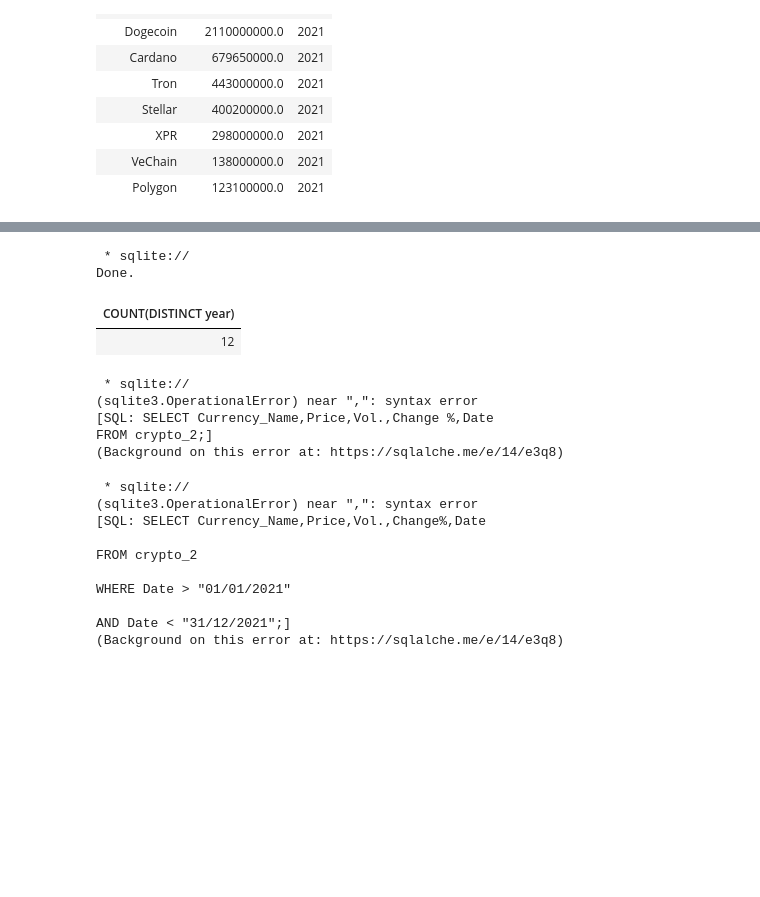
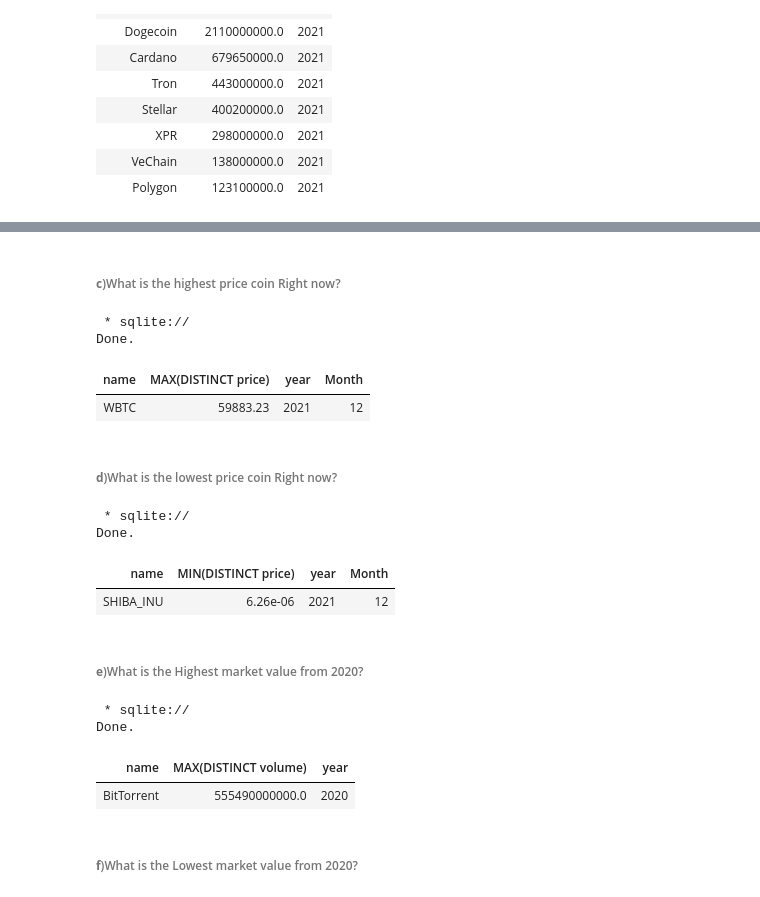
Before and after one commit to Eswa2020/crypto_analysis, a Jupyter notebook: cryptocurrencies_2sql_python.ipynb, the cells around one changed output, grey strips where cells are left out. Saved outputs shown, nothing was run; the diff lists cells and outputs as text; code cells hidden in the pictures; blank space fills up the shorter version.

```diff
--- a/cryptocurrencies_2sql_python.ipynb
+++ b/cryptocurrencies_2sql_python.ipynb
@@ -130,7 +142,7 @@ crypto['Month'] = pd.DatetimeIndex(crypto['Date']).month
 #this helps in analysis
 crypto['year'] = pd.DatetimeIndex(crypto['Date']).year
 # %%
-crypto.rename(columns = {'Price':'price','Currency_Name':'name','Vol.':'volume'}, inplace = True)
+crypto.rename(columns = {'Price':'price','Currency_Name':'name','Vol.':'volume','Change %':'price_change'}, inplace = True)
 # %%
 crypto.info()
 # %% [output]
@@ -236,45 +275,47 @@ Done.
+# %% [markdown]
+###### **c**)What is the highest price coin Right now?
+# %%
+%%sql
+
+SELECT name,MAX(DISTINCT price),year,Month
+
+FROM crypto_2
+
+WHERE year='2021' AND Month='12';
+# %% [output]
+ * sqlite://
+Done.
+| name | MAX(DISTINCT price) | year | Month |
+| WBTC | 59883.23 | 2021 | 12 |
+# %% [markdown]
+   ###### **d**)What is the lowest price coin Right now?
+# %%
+%%sql
+
+SELECT name,MIN(DISTINCT price),year,Month
+
+FROM crypto_2
+
+WHERE year='2021' AND Month='12';
+# %% [output]
+ * sqlite://
+Done.
+| name | MIN(DISTINCT price) | year | Month |
+| SHIBA_INU | 6.26e-06 | 2021 | 12 |
+# %% [markdown]
+ ###### **e**)What is the Highest market value from 2020?
 # %%
 %%sql
 
-SELECT COUNT(DISTINCT year)
+SELECT name,MAX(DISTINCT volume),year
 
-FROM crypto_2;
+FROM crypto_2
+
+WHERE year='2020';
 # %% [output]
  * sqlite://
 Done.
-| COUNT(DISTINCT year) |
-| 12 |
+| name | MAX(DISTINCT volume) | year |
+| BitTorrent | 555490000000.0 | 2020 |
-# %%
-# Whats the hottest crypto coin right now?
-%%sql
-SELECT Currency_Name,Price,Vol.,Change %,Date
-FROM crypto_2;
-# %% [output]
- * sqlite://
-(sqlite3.OperationalError) near ",": syntax error
-[SQL: SELECT Currency_Name,Price,Vol.,Change %,Date
-FROM crypto_2;]
-(Background on this error at: https://sqlalche.me/e/14/e3q8)
-# %%
-# Whats the hottest crypto coin right now?
-
-%%sql
-
-SELECT Currency_Name,Price,Vol.,Change%,Date
-
-FROM crypto_2
-
-WHERE Date > "01/01/2021"
-
-AND Date < "31/12/2021";
-# %% [output]
- * sqlite://
-(sqlite3.OperationalError) near ",": syntax error
-[SQL: SELECT Currency_Name,Price,Vol.,Change%,Date
-
-FROM crypto_2
-
-WHERE Date > "01/01/2021"
-
-AND Date < "31/12/2021";]
-(Background on this error at: https://sqlalche.me/e/14/e3q8)
+# %% [markdown]
+ ###### **f**)What is the Lowest market value from 2020?
```
Also changed, not shown: parts of 17 cells of this notebook.
